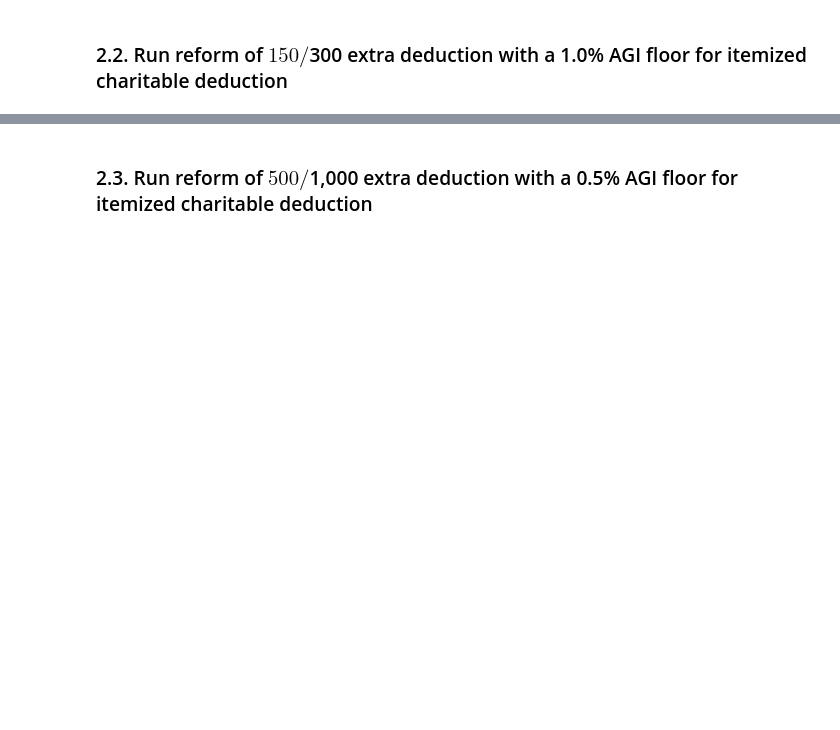
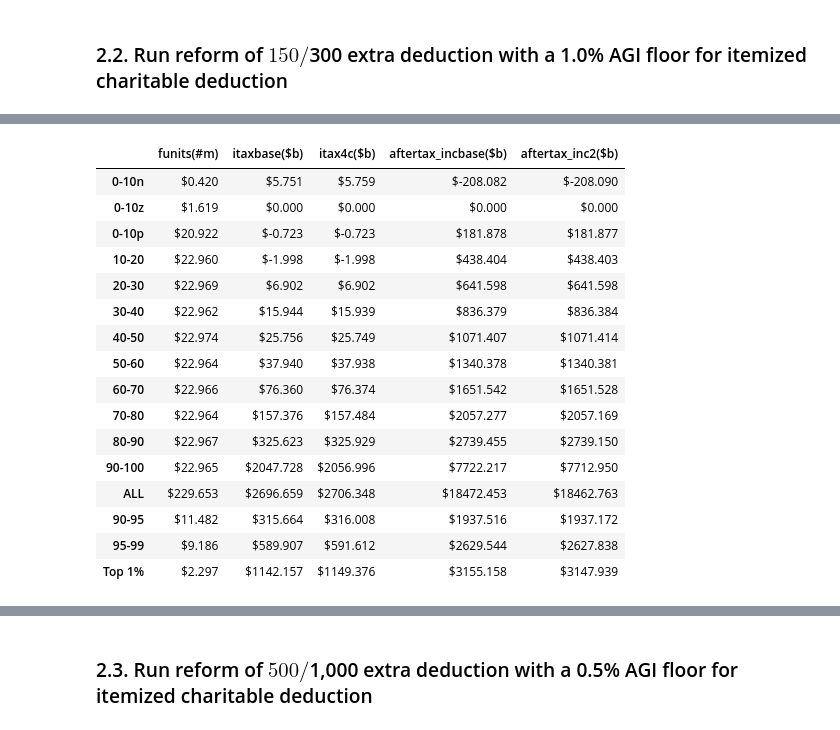
Before and after one commit to OpenSourceEcon/CharitableContrib, a Jupyter notebook: CharitableContrib2.ipynb, the cells around one changed output, grey strips where cells are left out. Saved outputs shown, nothing was run; the diff lists cells and outputs as text; code cells hidden in the pictures; blank space fills up the shorter version.

```diff
--- a/CharitableContrib2.ipynb
+++ b/CharitableContrib2.ipynb
@@ -185,0 +431,42 @@ dtype: float64
+# %%
+# Compute annual revenue for each year in a 10-year budget window
+# Do this for baseline and reforms
+rev_ref4c = {'IIT': {}, 'Payroll': {}, 'Sum': {}}
+for t in range(start_year, end_year+1):
+    tc_base.advance_to_year(t)
+    tc_ref4c.advance_to_year(t)
+    tc_base.calc_all()
+    tc_ref4c.calc_all()
+    rev_ref4c['IIT'][t] = tc_ref4c.weighted_total('iitax')
+    rev_ref4c['Payroll'][t] = tc_ref4c.weighted_total('payrolltax')
+    rev_ref4c['Sum'][t] = rev_ref4c['IIT'][t] + rev_ref4c['Payroll'][t]
+    if t == 2026:
+        # Aggregate diagnostic tables for baseline and reform 4c for 2026.
+        clp_diagnostic_table_base = tc_base.diagnostic_table(1)
+        ref_diagnostic_table_4c = tc_ref4c.diagnostic_table(1)
+        # Income-tax distribution for CYR with CLP and REF results side-by-side.
+        dist_table_base, dist_table4c = tc_base.distribution_tables(
+            tc_ref4c, 'weighted_deciles'
+        )
+        assert isinstance(dist_table_base, pd.DataFrame)
+        assert isinstance(dist_table4c, pd.DataFrame)
+        dist_extract4c = pd.DataFrame()
+        dist_extract4c['funits(#m)'] = dist_table_base['count']
+        dist_extract4c['itaxbase($b)'] = dist_table_base['iitax']
+        dist_extract4c['itax4c($b)'] = dist_table4c['iitax']
+        dist_extract4c['aftertax_incbase($b)'] = dist_table_base['aftertax_income']
+        dist_extract4c['aftertax_inc2($b)'] = dist_table4c['aftertax_income']
+        # Income-tax difference table by expanded-income decile for CYR.
+        diff_table4c = tc_base.difference_table(
+            tc_ref4c, 'weighted_deciles', 'iitax'
+        )
+        assert isinstance(diff_table4c, pd.DataFrame)
+        diff_extract4c = pd.DataFrame()
+        dif_colnames = ['count', 'tot_change', 'mean', 'pc_aftertaxinc']
+        ext_colnames = ['funits(#m)', 'agg_diff($b)', 'mean_diff($)', 'aftertaxinc_diff(%)']
+        for dname, ename in zip(dif_colnames, ext_colnames):
+            diff_extract4c[ename] = diff_table4c[dname]
+        # Plot PCH graph
+        fig4c = tc_base.pch_graph(tc_ref4c)
+        output_notebook()
+        show(fig4c)
@@ -185,0 +518,20 @@ dtype: float64
+# %%
+dist_extract4c
+# %% [output]
+|  | funits(#m) | itaxbase($b) | itax4c($b) | aftertax_incbase($b) | aftertax_inc2($b) |
+| 0-10n | $0.420 | $5.751 | $5.759 | $-208.082 | $-208.090 |
+| 0-10z | $1.619 | $0.000 | $0.000 | $0.000 | $0.000 |
+| 0-10p | $20.922 | $-0.723 | $-0.723 | $181.878 | $181.877 |
+| 10-20 | $22.960 | $-1.998 | $-1.998 | $438.404 | $438.403 |
+| 20-30 | $22.969 | $6.902 | $6.902 | $641.598 | $641.598 |
+| 30-40 | $22.962 | $15.944 | $15.939 | $836.379 | $836.384 |
+| 40-50 | $22.974 | $25.756 | $25.749 | $1071.407 | $1071.414 |
+| 50-60 | $22.964 | $37.940 | $37.938 | $1340.378 | $1340.381 |
+| 60-70 | $22.966 | $76.360 | $76.374 | $1651.542 | $1651.528 |
+| 70-80 | $22.964 | $157.376 | $157.484 | $2057.277 | $2057.169 |
+| 80-90 | $22.967 | $325.623 | $325.929 | $2739.455 | $2739.150 |
+| 90-100 | $22.965 | $2047.728 | $2056.996 | $7722.217 | $7712.950 |
+| ALL | $229.653 | $2696.659 | $2706.348 | $18472.453 | $18462.763 |
+| 90-95 | $11.482 | $315.664 | $316.008 | $1937.516 | $1937.172 |
+| 95-99 | $9.186 | $589.907 | $591.612 | $2629.544 | $2627.838 |
+| Top 1% | $2.297 | $1142.157 | $1149.376 | $3155.158 | $3147.939 |
```
Also changed, not shown: parts of 61 cells of this notebook, 15 other files.
